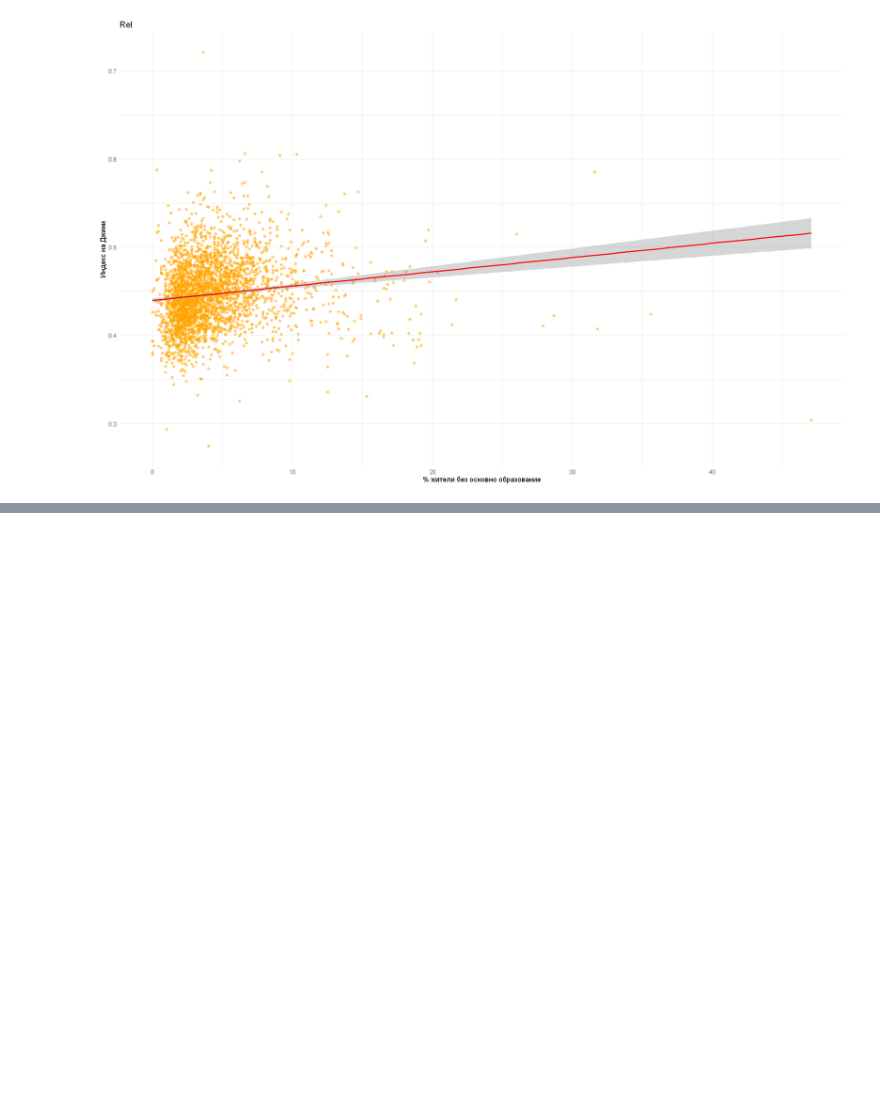
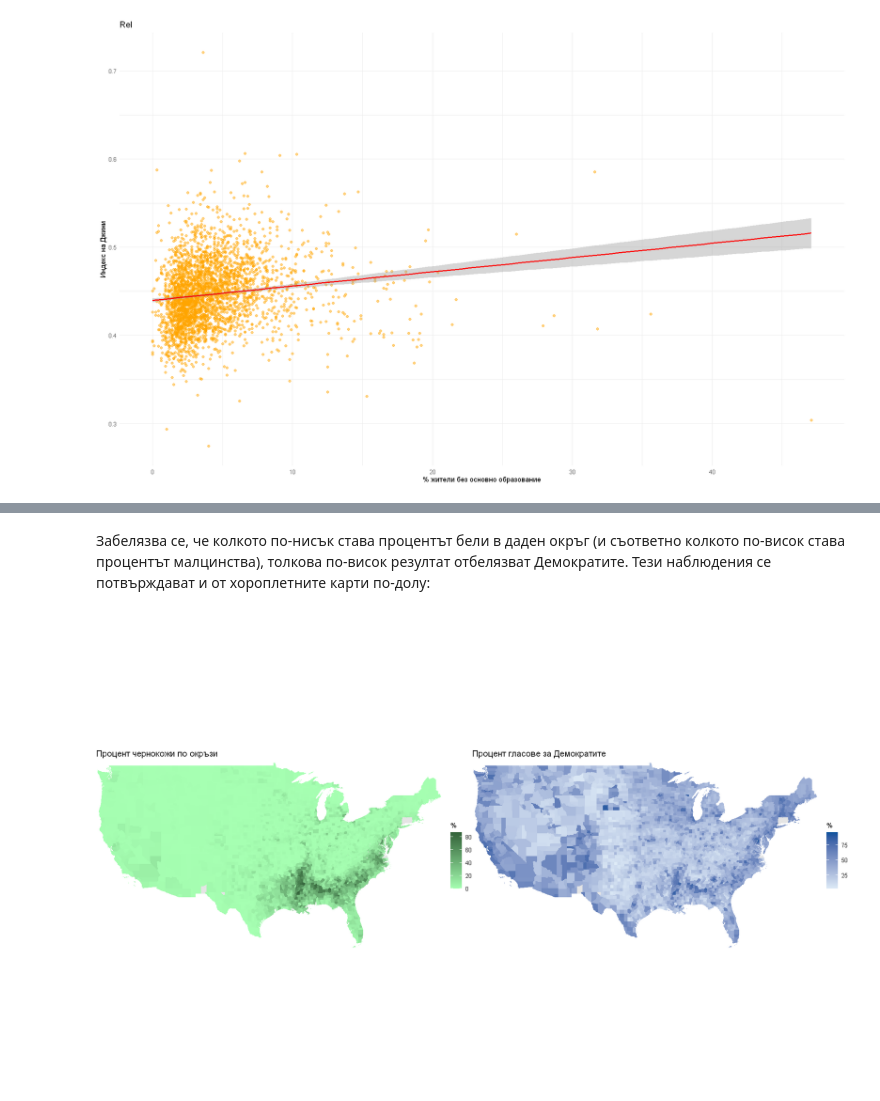
Before and after one commit to tkostadinov004/election-prediction, a Jupyter notebook: Project.ipynb, the cells around one changed output, grey strips where cells are left out. Cells and saved outputs as stored; diff of their text form; code cells hidden in the pictures; blank space fills up the shorter version.

```diff
--- a/Project.ipynb
+++ b/Project.ipynb
@@ -308,0 +296,41 @@ grid.arrange(dem_gini, dem_median_income, ncol=2, widths = c(1, 1))
+# %% [markdown]
+Забелязва се, че колкото по-нисък става процентът бели в даден окръг (и съответно колкото по-висок става процентът малцинства), толкова по-висок резултат отбелязват Демократите. </br>
+Тези наблюдения се потвърждават и от хороплетните карти по-долу:
+# %%
+options(repr.plot.width = 16, repr.plot.height = 10)
+afam_per <- ggplot(map_data) +
+  geom_sf(aes(fill = NH.Black.percentage), color = NA) +
+  scale_fill_gradient(
+    low = "#a6ffb2",   # light blue
+    high = "#34633a",  # dark blue
+    na.value = "gray90",
+    name = "%"
+  ) +
+  coord_sf(xlim = c(-125, -66), ylim = c(24, 50), expand = FALSE) +
+  theme_void() +
+  labs(title = "Процент чернокожи по окръзи")
+dems_per <- ggplot(map_data) +
+  geom_sf(aes(fill = X2020.Democrat.vote..), color = NA) +
+  scale_fill_gradient(
+    low = "#deebf7",
+    high = "#08519c",
+    na.value = "gray90",
+    name = "%"
+  ) +
+  coord_sf(xlim = c(-125, -66), ylim = c(24, 50), expand = FALSE) +
+  theme_void() +
+  labs(title = "Процент гласове за Демократите")
+reps_per <- ggplot(map_data) +
+  geom_sf(aes(fill = X2020.Republican.vote..), color = NA) +
+  scale_fill_gradient(
+    low = "#ffe6e6",
+    high = "#ab0202",
+    na.value = "gray90",
+    name = "%"
+  ) +
+  coord_sf(xlim = c(-125, -66), ylim = c(24, 50), expand = FALSE) +
+  theme_void() +
+  labs(title = "Процент гласове за Републиканците")
+grid.arrange(afam_per, dems_per, ncol=2, widths = c(1, 1))
+# %% [output]
+[figure, added]
```
Also changed, not shown: parts of 19 cells of this notebook.
